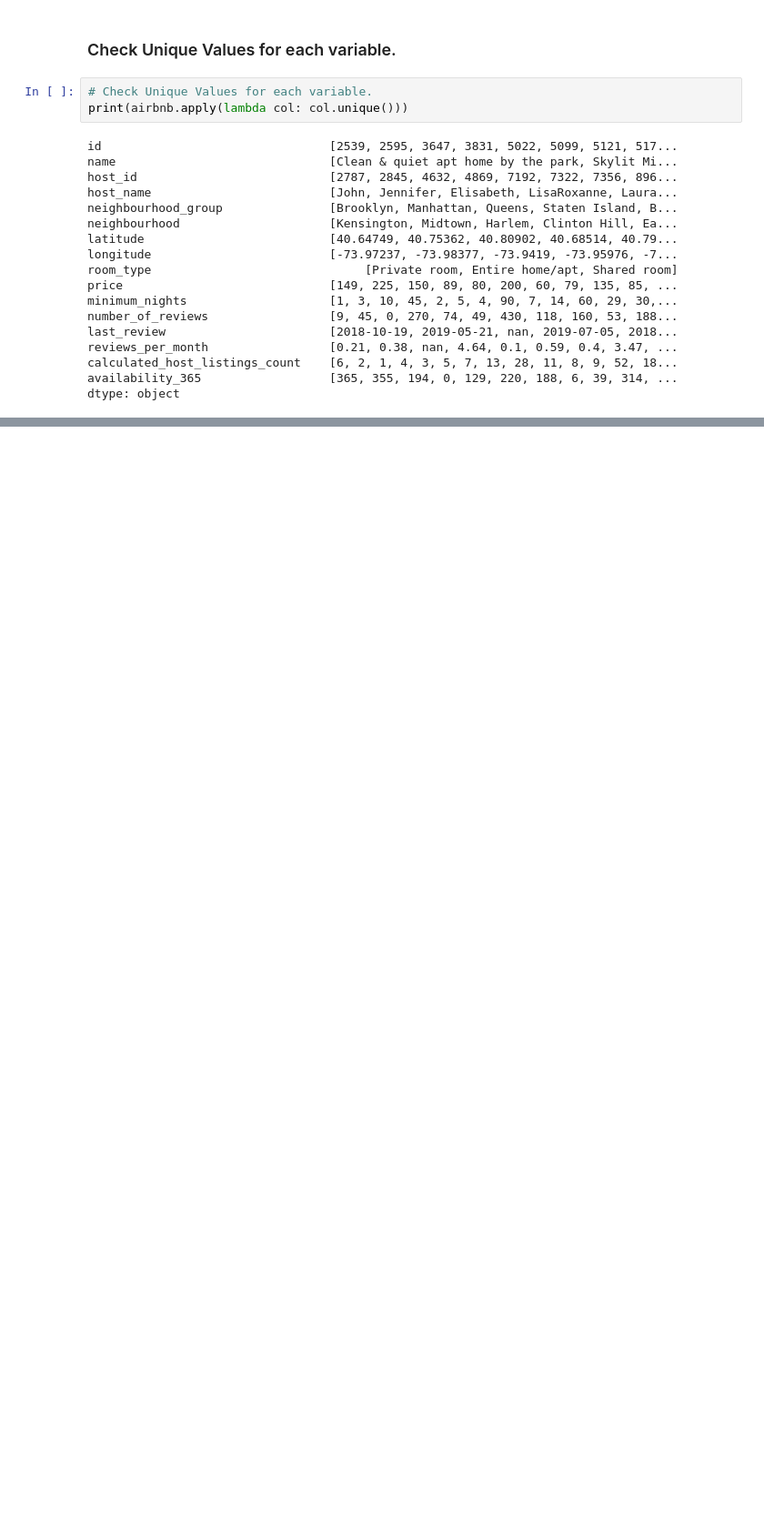
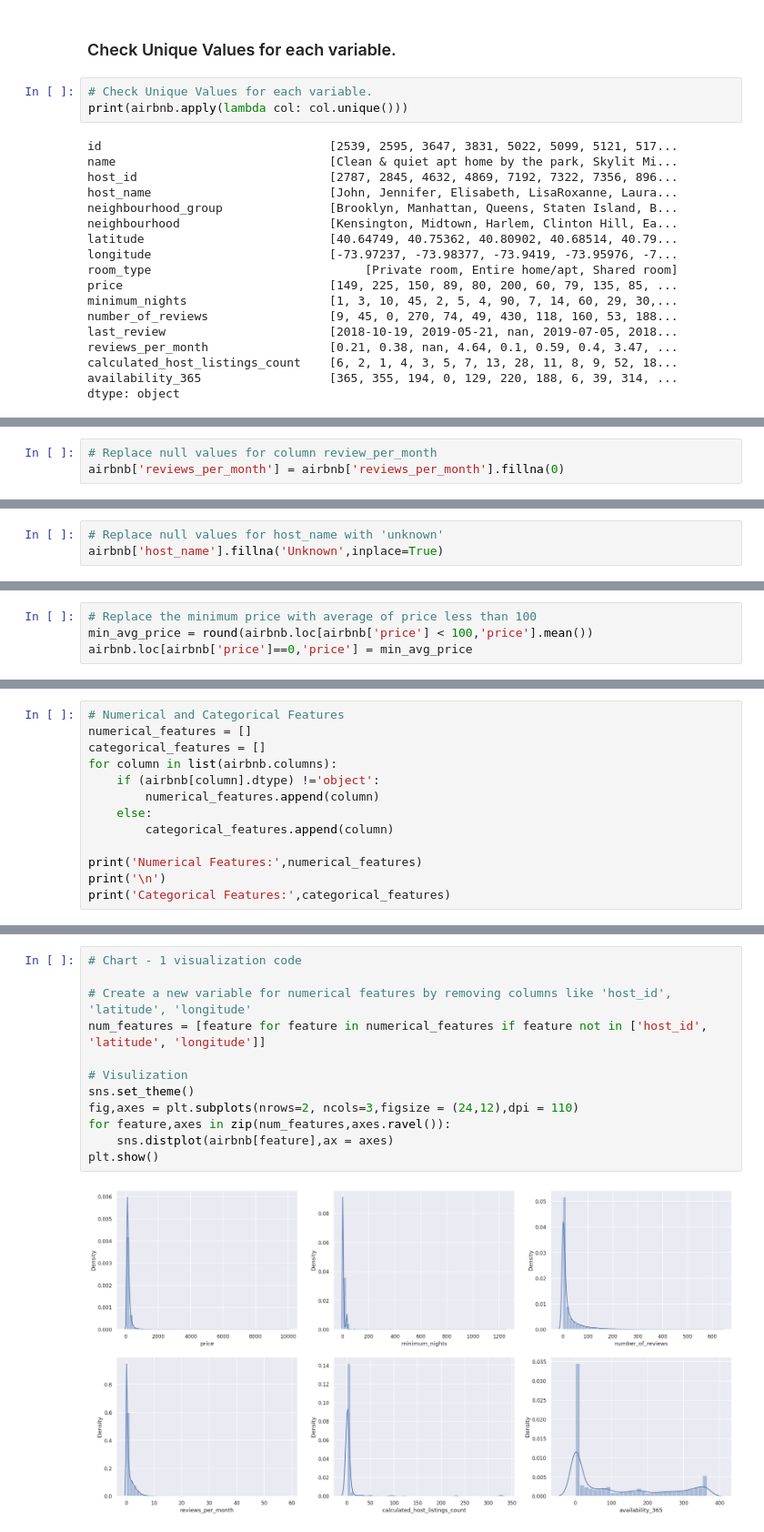
Before and after one commit to abhijain1216/AirBnb-Bookings-Analysis-EDA-project, a Jupyter notebook: AirBnb_Bookings_Analysis_EDA_pyhton_Project.ipynb, the cells around one changed output, grey strips where cells are left out. Shown: that part at 91% size. Saved outputs shown, nothing was run; the diff lists cells and outputs as text; blank space fills up the shorter version.

```diff
--- a/AirBnb_Bookings_Analysis_EDA_pyhton_Project.ipynb
+++ b/AirBnb_Bookings_Analysis_EDA_pyhton_Project.ipynb
@@ -190,0 +199,3 @@ dtype: object
+# %%
+# Replace null values for column review_per_month
+airbnb['reviews_per_month'] = airbnb['reviews_per_month'].fillna(0)
@@ -190,0 +204,3 @@ dtype: object
+# %%
+# Replace null values for host_name with 'unknown'
+airbnb['host_name'].fillna('Unknown',inplace=True)
@@ -190,0 +250,4 @@ dtype: object
+# %%
+# Replace the minimum price with average of price less than 100
+min_avg_price = round(airbnb.loc[airbnb['price'] < 100,'price'].mean())
+airbnb.loc[airbnb['price']==0,'price'] = min_avg_price
@@ -190,0 +268,13 @@ dtype: object
+# %%
+# Numerical and Categorical Features
+numerical_features = []
+categorical_features = []
+for column in list(airbnb.columns):
+    if (airbnb[column].dtype) !='object':
+        numerical_features.append(column)
+    else:
+        categorical_features.append(column)
+
+print('Numerical Features:',numerical_features)
+print('\n')
+print('Categorical Features:',categorical_features)
@@ -190,0 +296,14 @@ dtype: object
+# %%
+# Chart - 1 visualization code
+
+# Create a new variable for numerical features by removing columns like 'host_id', 'latitude', 'longitude'
+num_features = [feature for feature in numerical_features if feature not in ['host_id', 'latitude', 'longitude']]
+
+# Visulization
+sns.set_theme()
+fig,axes = plt.subplots(nrows=2, ncols=3,figsize = (24,12),dpi = 110)
+for feature,axes in zip(num_features,axes.ravel()):
+    sns.distplot(airbnb[feature],ax = axes)
+plt.show()
+# %% [output]
+[figure, added]
```
Also changed, not shown: parts of 22 cells of this notebook.
